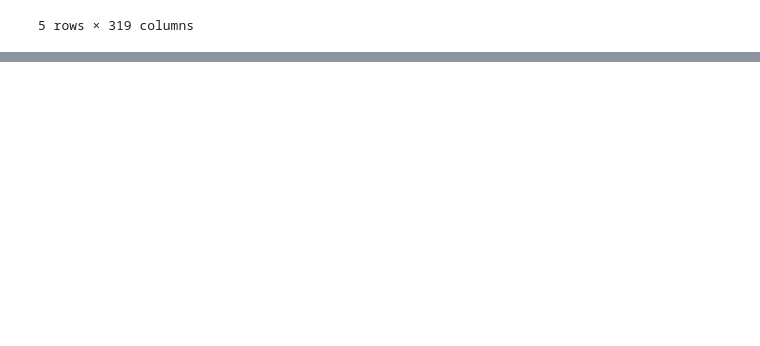
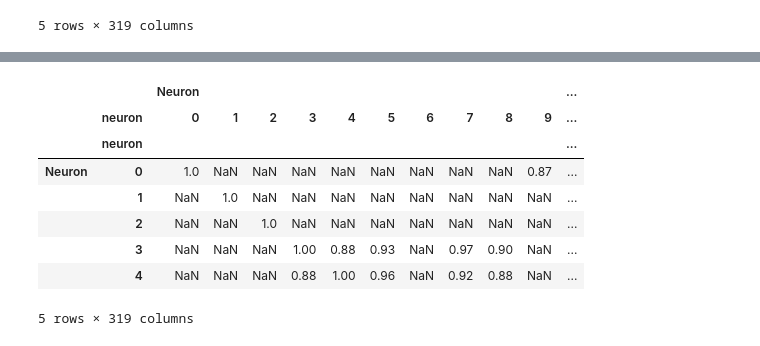
Before and after one commit to GCantergiani/psth, a Jupyter notebook: first_basic_analysis.ipynb, the cells around one changed output, grey strips where cells are left out. Cells and saved outputs as stored; diff of their text form; code cells hidden in the pictures; blank space fills up the shorter version.

```diff
--- a/first_basic_analysis.ipynb
+++ b/first_basic_analysis.ipynb
@@ -155,0 +159,3 @@ _ = ax.set_xlabel('')
+# %%
+to_replace = np.arange(-0.74, 0.75, 0.01).round(3)
+to_replace
@@ -155,0 +180,13 @@ _ = ax.set_xlabel('')
+# %%
+df_corr = df_corr.round(2).replace(to_replace, np.nan)
+df_corr.head()
+# %% [output]
+|  |  | Neuron |  |  |  |  |  |  |  |  |  | ... |
+|  | neuron | 0 | 1 | 2 | 3 | 4 | 5 | 6 | 7 | 8 | 9 | ... |
+|  | neuron |  |  |  |  |  |  |  |  |  |  | ... |
+| Neuron | 0 | 1.0 | NaN | NaN | NaN | NaN | NaN | NaN | NaN | NaN | 0.87 | ... |
+|  | 1 | NaN | 1.0 | NaN | NaN | NaN | NaN | NaN | NaN | NaN | NaN | ... |
+|  | 2 | NaN | NaN | 1.0 | NaN | NaN | NaN | NaN | NaN | NaN | NaN | ... |
+|  | 3 | NaN | NaN | NaN | 1.00 | 0.88 | 0.93 | NaN | 0.97 | 0.90 | NaN | ... |
+|  | 4 | NaN | NaN | NaN | 0.88 | 1.00 | 0.96 | NaN | 0.92 | 0.88 | NaN | ... |
+5 rows × 319 columns
```
Also changed, not shown: parts of 6 cells of this notebook.
